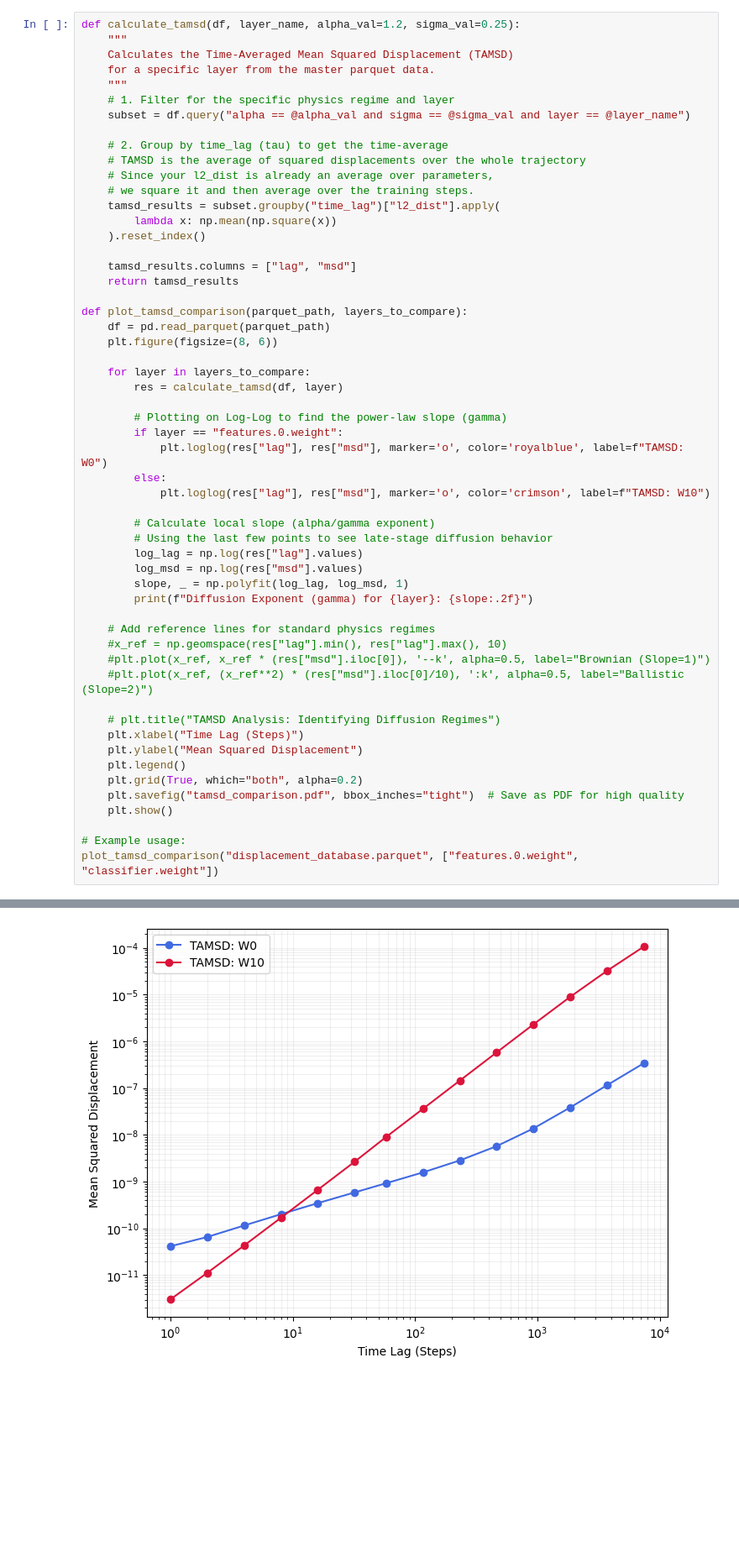
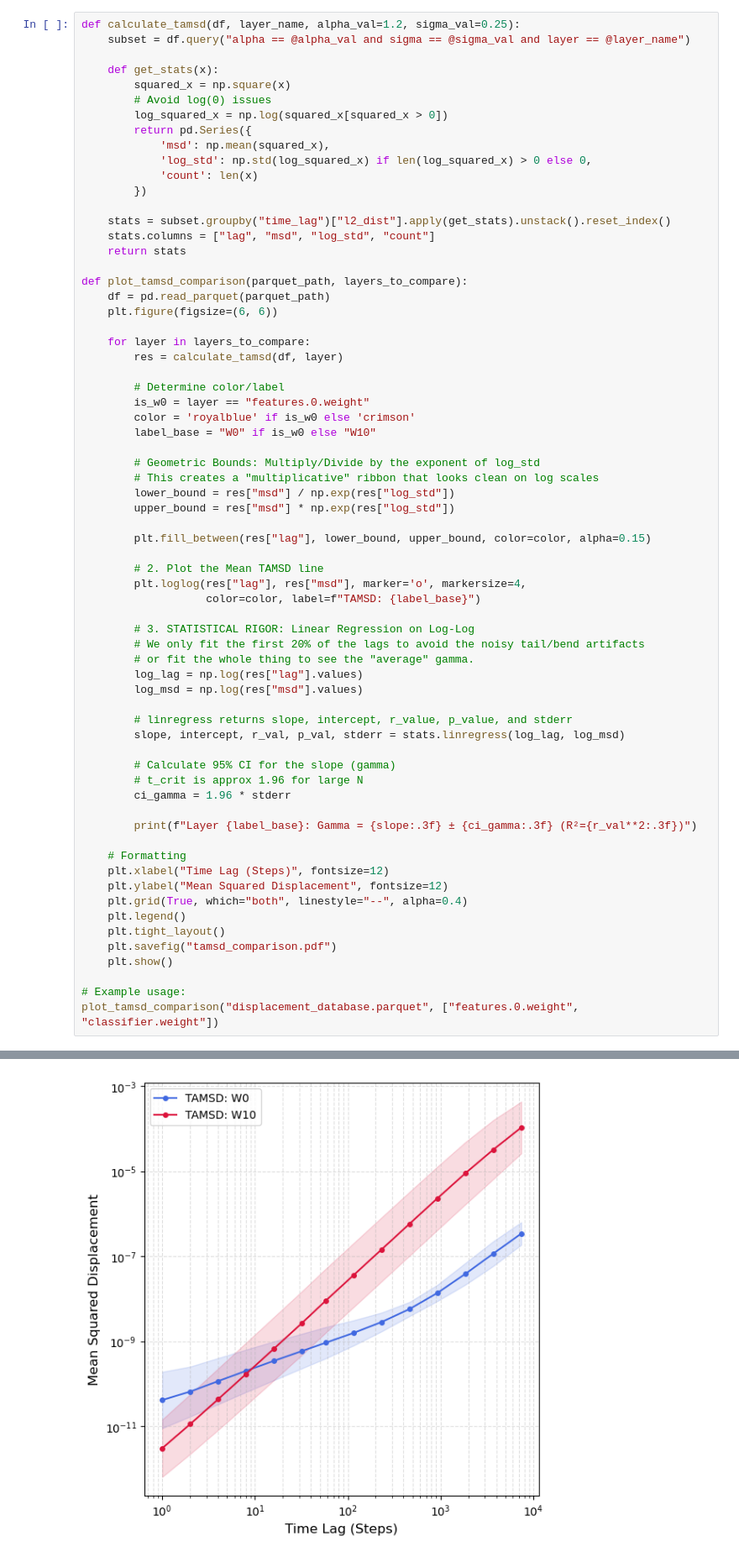
Before and after one commit to YiHaoFromEarth/ht-initialisation-dynamics, a Jupyter notebook: plots.ipynb, the cells around one changed output, grey strips where cells are left out. Shown at 84% size. Drawn from its saved outputs; the diff is of its cells as text; blank space fills up the shorter version.

```diff
--- a/plots.ipynb
+++ b/plots.ipynb
@@ -551,54 +573,66 @@ plt.show()
 # %%
 def calculate_tamsd(df, layer_name, alpha_val=1.2, sigma_val=0.25):
-    """
-    Calculates the Time-Averaged Mean Squared Displacement (TAMSD)
-    for a specific layer from the master parquet data.
-    """
-    # 1. Filter for the specific physics regime and layer
     subset = df.query("alpha == @alpha_val and sigma == @sigma_val and layer == @layer_name")
 
-    # 2. Group by time_lag (tau) to get the time-average
-    # TAMSD is the average of squared displacements over the whole trajectory
-    # Since your l2_dist is already an average over parameters,
-    # we square it and then average over the training steps.
-    tamsd_results = subset.groupby("time_lag")["l2_dist"].apply(
-        lambda x: np.mean(np.square(x))
-    ).reset_index()
+    def get_stats(x):
+        squared_x = np.square(x)
+        # Avoid log(0) issues
+        log_squared_x = np.log(squared_x[squared_x > 0])
+        return pd.Series({
+            'msd': np.mean(squared_x),
+            'log_std': np.std(log_squared_x) if len(log_squared_x) > 0 else 0,
+            'count': len(x)
+        })
 
-    tamsd_results.columns = ["lag", "msd"]
-    return tamsd_results
+    stats = subset.groupby("time_lag")["l2_dist"].apply(get_stats).unstack().reset_index()
+    stats.columns = ["lag", "msd", "log_std", "count"]
+    return stats
 
 def plot_tamsd_comparison(parquet_path, layers_to_compare):
     df = pd.read_parquet(parquet_path)
-    plt.figure(figsize=(8, 6))
+    plt.figure(figsize=(6, 6))
 
     for layer in layers_to_compare:
         res = calculate_tamsd(df, layer)
 
-        # Plotting on Log-Log to find the power-law slope (gamma)
-        if layer == "features.0.weight":
-            plt.loglog(res["lag"], res["msd"], marker='o', color='royalblue', label=f"TAMSD: W0")
-        else:
-            plt.loglog(res["lag"], res["msd"], marker='o', color='crimson', label=f"TAMSD: W10")
+        # Determine color/label
+        is_w0 = layer == "features.0.weight"
+        color = 'royalblue' if is_w0 else 'crimson'
+        label_base = "W0" if is_w0 else "W10"
 
-        # Calculate local slope (alpha/gamma exponent)
-        # Using the last few points to see late-stage diffusion behavior
+        # Geometric Bounds: Multiply/Divide by the exponent of log_std
+        # This creates a "multiplicative" ribbon that looks clean on log scales
+        lower_bound = res["msd"] / np.exp(res["log_std"])
+        upper_bound = res["msd"] * np.exp(res["log_std"])
+
+        plt.fill_between(res["lag"], lower_bound, upper_bound, color=color, alpha=0.15)
+
+        # 2. Plot the Mean TAMSD line
+        plt.loglog(res["lag"], res["msd"], marker='o', markersize=4,
+                   color=color, label=f"TAMSD: {label_base}")
+
+        # 3. STATISTICAL RIGOR: Linear Regression on Log-Log
+        # We only fit the first 20% of the lags to avoid the noisy tail/bend artifacts
+        # or fit the whole thing to see the "average" gamma.
         log_lag = np.log(res["lag"].values)
         log_msd = np.log(res["msd"].values)
-        slope, _ = np.polyfit(log_lag, log_msd, 1)
-        print(f"Diffusion Exponent (gamma) for {layer}: {slope:.2f}")
 
-    # Add reference lines for standard physics regimes
-    #x_ref = np.geomspace(res["lag"].min(), res["lag"].max(), 10)
-    #plt.plot(x_ref, x_ref * (res["msd"].iloc[0]), '--k', alpha=0.5, label="Brownian (Slope=1)")
-    #plt.plot(x_ref, (x_ref**2) * (res["msd"].iloc[0]/10), ':k', alpha=0.5, label="Ballistic (Slope=2)")
+        # linregress returns slope, intercept, r_value, p_value, and stderr
+        slope, intercept, r_val, p_val, stderr = stats.linregress(log_lag, log_msd)
 
-    # plt.title("TAMSD Analysis: Identifying Diffusion Regimes")
-    plt.xlabel("Time Lag (Steps)")
-    plt.ylabel("Mean Squared Displacement")
+        # Calculate 95% CI for the slope (gamma)
+        # t_crit is approx 1.96 for large N
+        ci_gamma = 1.96 * stderr
+
+        print(f"Layer {label_base}: Gamma = {slope:.3f} ± {ci_gamma:.3f} (R²={r_val**2:.3f})")
+
+    # Formatting
+    plt.xlabel("Time Lag (Steps)", fontsize=12)
+    plt.ylabel("Mean Squared Displacement", fontsize=12)
+    plt.grid(True, which="both", linestyle="--", alpha=0.4)
     plt.legend()
-    plt.grid(True, which="both", alpha=0.2)
-    plt.savefig("tamsd_comparison.pdf", bbox_inches="tight")  # Save as PDF for high quality
+    plt.tight_layout()
+    plt.savefig("tamsd_comparison.pdf")
     plt.show()
 
 # Example usage:
@@ -609,4 +643,4 @@ Diffusion Exponent (gamma) for classifier.weight: 1.97
-[figure, old version]
+[figure, new version]
 # %%
 def calculate_tamsd_windowed(df, layer_name, window_range, alpha_val=1.2, sigma_val=0.25):
     """
```
Also changed, not shown: parts of 8 cells of this notebook, 15 other files.
